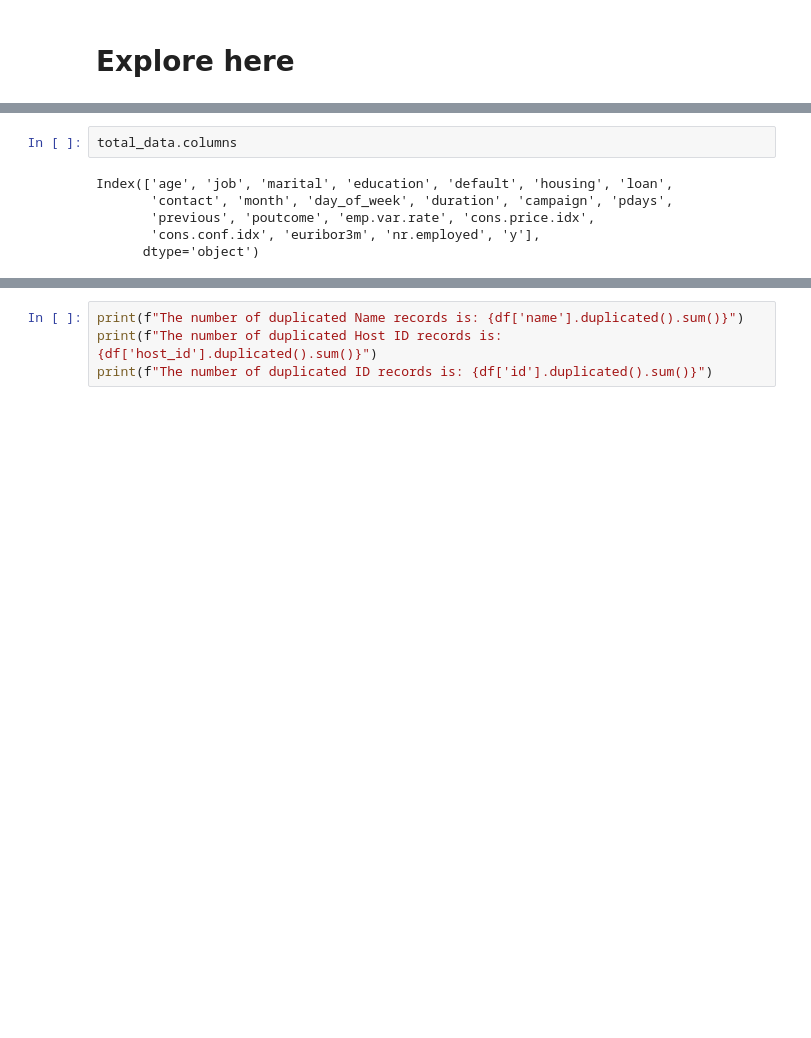
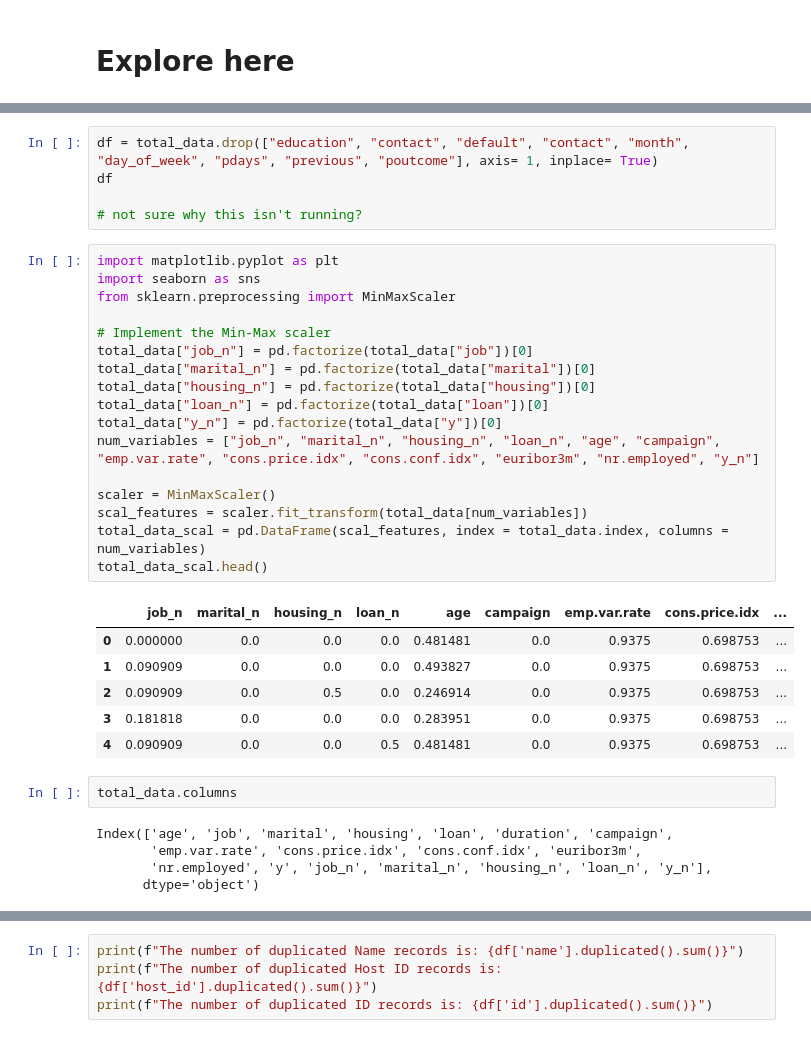
Before and after one commit to 4GeeksAcademy/Kransky_85_logistic_regression_project_template, a Jupyter notebook: src/explore.ipynb, the cells around one changed output, grey strips where cells are left out. Saved outputs shown, nothing was run; the diff lists cells and outputs as text; blank space fills up the shorter version.

```diff
--- a/src/explore.ipynb
+++ b/src/explore.ipynb
@@ -20,13 +19,41 @@ total_data
 | 41186 | 44 | technician | married | professional.course | no | no | no | cellular | nov | fri | ... |
 | 41187 | 74 | retired | married | professional.course | no | yes | no | cellular | nov | fri | ... |
 41188 rows × 21 columns
+# %%
+df = total_data.drop(["education", "contact", "default", "contact", "month", "day_of_week", "pdays", "previous", "poutcome"], axis= 1, inplace= True)
+df
+
+# not sure why this isn't running?
+# %%
+import matplotlib.pyplot as plt
+import seaborn as sns
+from sklearn.preprocessing import MinMaxScaler
+
+# Implement the Min-Max scaler
+total_data["job_n"] = pd.factorize(total_data["job"])[0]
+total_data["marital_n"] = pd.factorize(total_data["marital"])[0]
+total_data["housing_n"] = pd.factorize(total_data["housing"])[0]
+total_data["loan_n"] = pd.factorize(total_data["loan"])[0]
+total_data["y_n"] = pd.factorize(total_data["y"])[0]
+num_variables = ["job_n", "marital_n", "housing_n", "loan_n", "age", "campaign", "emp.var.rate", "cons.price.idx", "cons.conf.idx", "euribor3m", "nr.employed", "y_n"]
+
+scaler = MinMaxScaler()
+scal_features = scaler.fit_transform(total_data[num_variables])
+total_data_scal = pd.DataFrame(scal_features, index = total_data.index, columns = num_variables)
+total_data_scal.head()
+# %% [output]
+|  | job_n | marital_n | housing_n | loan_n | age | campaign | emp.var.rate | cons.price.idx | ... |
+| 0 | 0.000000 | 0.0 | 0.0 | 0.0 | 0.481481 | 0.0 | 0.9375 | 0.698753 | ... |
+| 1 | 0.090909 | 0.0 | 0.0 | 0.0 | 0.493827 | 0.0 | 0.9375 | 0.698753 | ... |
+| 2 | 0.090909 | 0.0 | 0.5 | 0.0 | 0.246914 | 0.0 | 0.9375 | 0.698753 | ... |
+| 3 | 0.181818 | 0.0 | 0.0 | 0.0 | 0.283951 | 0.0 | 0.9375 | 0.698753 | ... |
+| 4 | 0.090909 | 0.0 | 0.0 | 0.5 | 0.481481 | 0.0 | 0.9375 | 0.698753 | ... |
 # %%
 total_data.columns
 # %% [output]
-Index(['age', 'job', 'marital', 'education', 'default', 'housing', 'loan',
-       'contact', 'month', 'day_of_week', 'duration', 'campaign', 'pdays',
-       'previous', 'poutcome', 'emp.var.rate', 'cons.price.idx',
-       'cons.conf.idx', 'euribor3m', 'nr.employed', 'y'],
+Index(['age', 'job', 'marital', 'housing', 'loan', 'duration', 'campaign',
+       'emp.var.rate', 'cons.price.idx', 'cons.conf.idx', 'euribor3m',
+       'nr.employed', 'y', 'job_n', 'marital_n', 'housing_n', 'loan_n', 'y_n'],
       dtype='object')
 # %%
 total_data.info()
```
Also changed, not shown: parts of 15 cells of this notebook.
